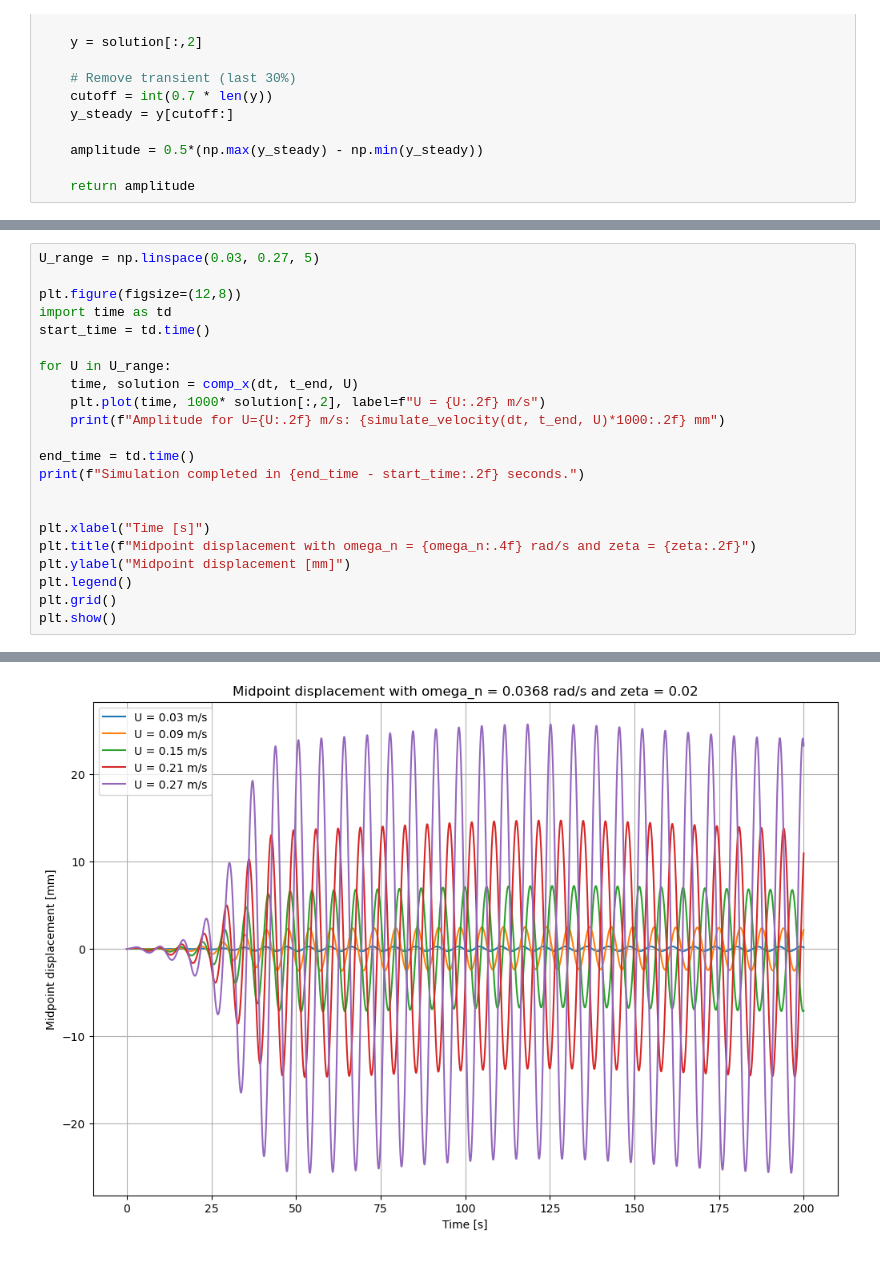
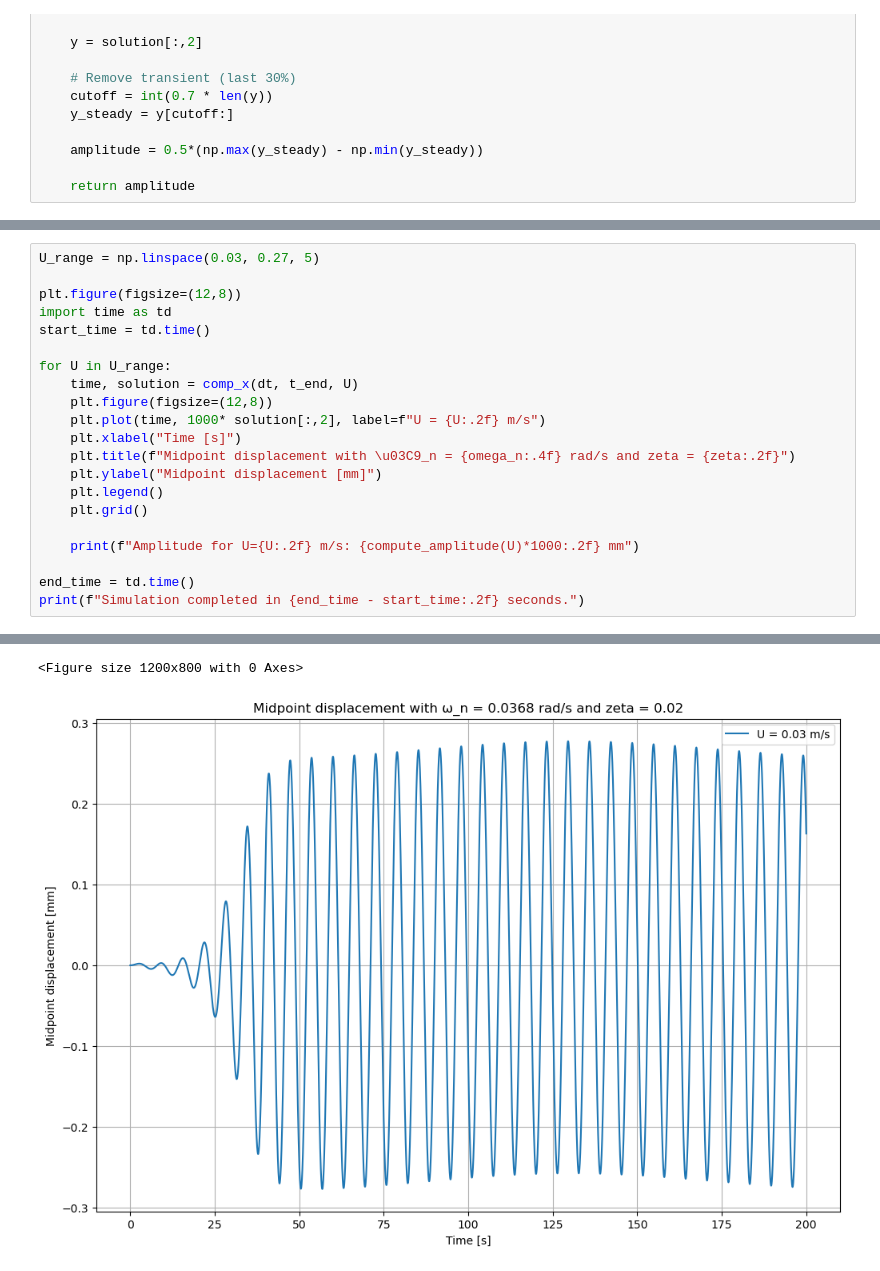
Before and after one commit to JulianEngel1999/FSI_Assignment_2, a Jupyter notebook: VIV.ipynb, the cells around one changed output, grey strips where cells are left out. Saved outputs shown, nothing was run; the diff lists cells and outputs as text.

```diff
--- a/VIV.ipynb
+++ b/VIV.ipynb
@@ -109,17 +100,16 @@ start_time = td.time()
 
 for U in U_range:
     time, solution = comp_x(dt, t_end, U)
+    plt.figure(figsize=(12,8))
     plt.plot(time, 1000* solution[:,2], label=f"U = {U:.2f} m/s")
-    print(f"Amplitude for U={U:.2f} m/s: {simulate_velocity(dt, t_end, U)*1000:.2f} mm")
+    plt.xlabel("Time [s]")
+    plt.title(f"Midpoint displacement with \u03C9_n = {omega_n:.4f} rad/s and zeta = {zeta:.2f}")
+    plt.ylabel("Midpoint displacement [mm]")
+    plt.legend()
+    plt.grid()
+
+    print(f"Amplitude for U={U:.2f} m/s: {compute_amplitude(U)*1000:.2f} mm")
 
 end_time = td.time()
 print(f"Simulation completed in {end_time - start_time:.2f} seconds.")
-
-
-plt.xlabel("Time [s]")
-plt.title(f"Midpoint displacement with omega_n = {omega_n:.4f} rad/s and zeta = {zeta:.2f}")
-plt.ylabel("Midpoint displacement [mm]")
-plt.legend()
-plt.grid()
-plt.show()
 # %% [output]
@@ -142 +122,2 @@ Simulation completed in 4.09 seconds.
+<Figure size 1200x800 with 0 Axes>
-[figure, old version]
+[figure, new version]
```
Also changed, not shown: parts of 5 cells of this notebook.
